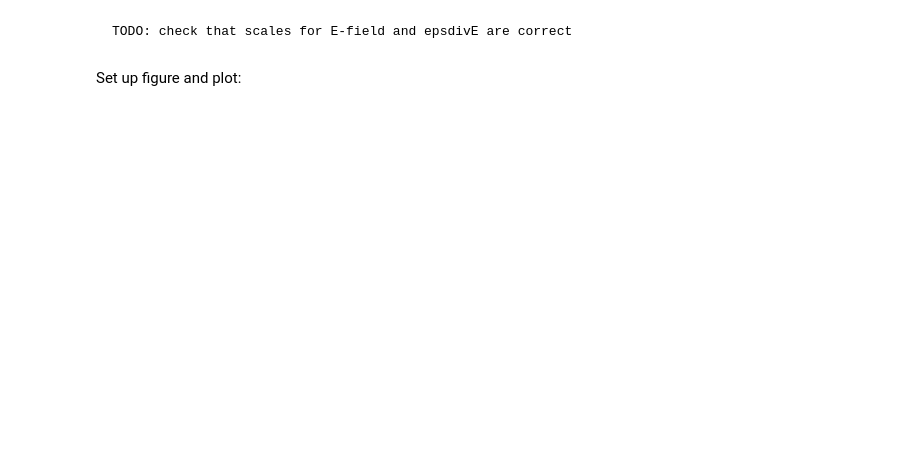
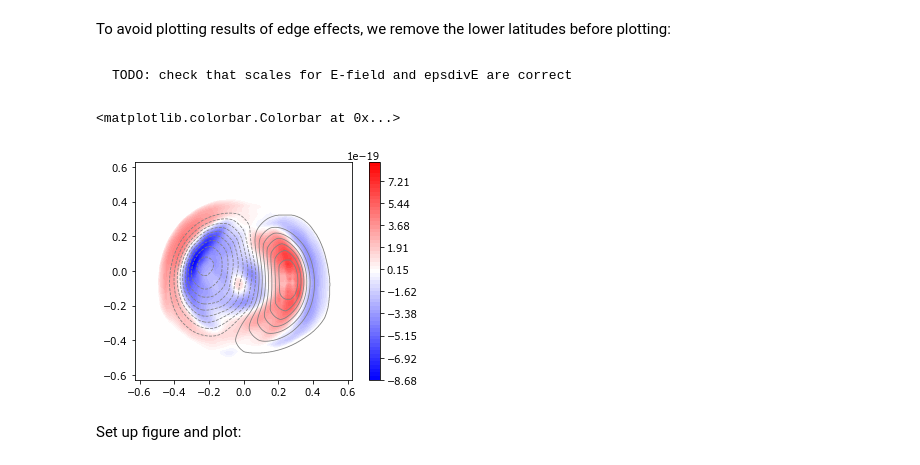
Before and after one commit to klaundal/lompe, a Jupyter notebook: examples/code_paper_figures/01_cubed_sphere_weimer_potential.ipynb, the cells around one changed output. Drawn from its saved outputs; the diff is of its cells as text; code cells hidden in the pictures; blank space fills up the shorter version.

```diff
--- a/examples/code_paper_figures/01_cubed_sphere_weimer_potential.ipynb
+++ b/examples/code_paper_figures/01_cubed_sphere_weimer_potential.ipynb
@@ -98,6 +103,10 @@ where $\epsilon_0$ is the permittivity of free space (constant).
 # %%
-E_mat = np.concatenate((E_e.flatten(), E_n.flatten()))
-# use cubedsphere divergence matrix to get div(E):
+E_tot = np.hstack((E_e.flatten(), E_n.flatten()))
+
+# use cubedsphere divergence matrix to get div(E)
 Ddiv = grid.divergence(S = stencil_size, return_sparse = True)
-divE = Ddiv.dot(E_mat).reshape(grid.shape)
+divE = Ddiv.dot(E_tot).reshape(grid.shape)
+
+# convert to charge density - Gauss' law
+epsdivE = divE * eps0
 # %% [markdown]
@@ -114,0 +118,2 @@ epsdivE = divE * eps0 # convert to charge density - Gauss' law
+# %% [markdown]
+To avoid plotting results of edge effects, we remove the lower latitudes before plotting:
@@ -115,5 +124,25 @@ epsdivE = divE * eps0 # convert to charge density - Gauss' law
 # %% [markdown]
     TODO: check that scales for E-field and epsdivE are correct
+# %%
+divE2 = median_filter(divE, size = 3*SKIP, mode = 'constant', cval = 0)
+epsdivE2 = divE2 * eps0
+# %%
+fig = plt.figure()
+ax= fig.add_subplot(111)
+# color scale for charge density (eps*divE)
+divscalelimits2 = np.nanmax((np.abs(epsdivE2))) * 1e18 # added temporarily
+divElevels2 = np.linspace(-divscalelimits2, divscalelimits2, 60) * 1e-18
+#divElevels = np.linspace(-0.5, 0.5, 50) * 1e-18
+
+# divE = D_div * E
+# epsdivE = eps*divE
+ax.contour(grid.xi, grid.eta, V, colors = 'gray', levels = np.r_[-100:101:4] * 1e3, linewidths = .8)
+c = ax.contourf(grid.xi, grid.eta, epsdivE2, cmap = plt.cm.bwr, levels = divElevels2)
+ax.set_aspect('equal')
+plt.colorbar(c)
+# %% [output]
+<matplotlib.colorbar.Colorbar at 0x...>
+[figure, added]
 # %% [markdown]
 Set up figure and plot:
 # %%
```
Also changed, not shown: parts of 17 cells of this notebook.
